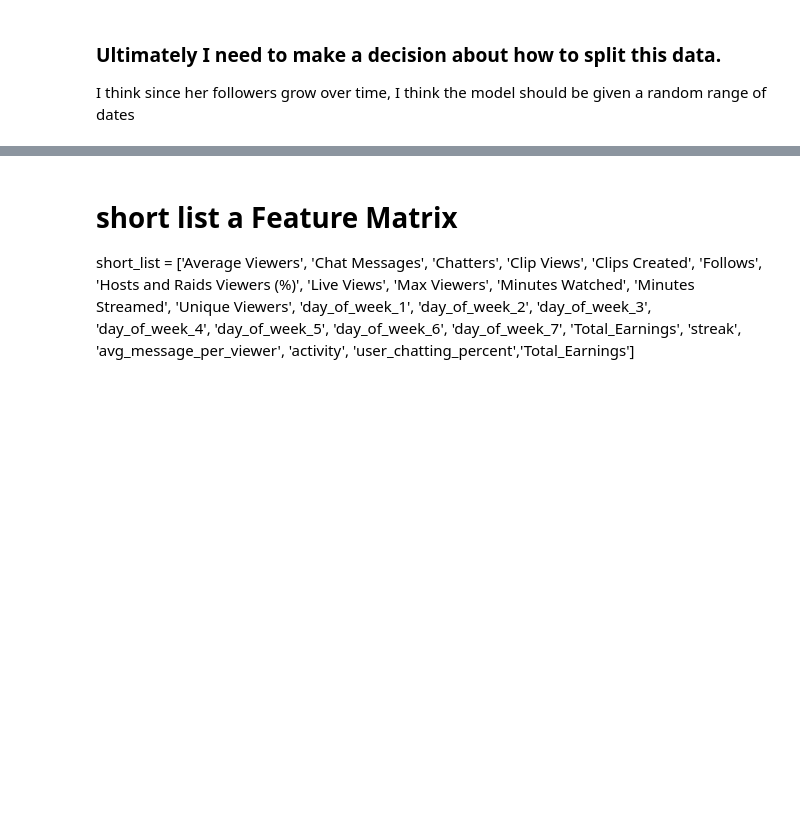
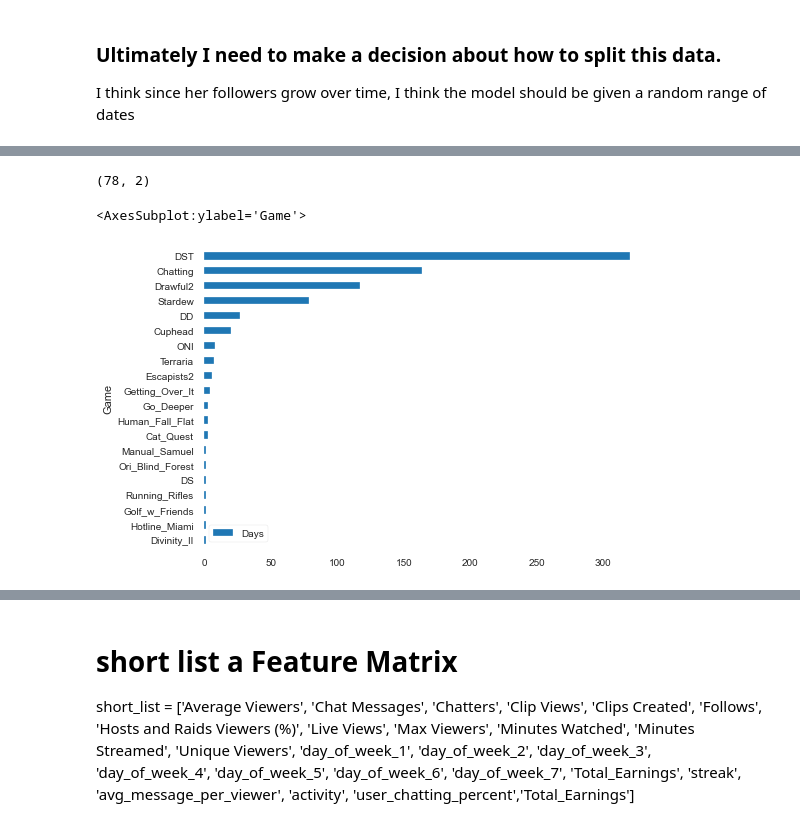
Before and after one commit to ilEnzio/StarKells_Twitch_data, a Jupyter notebook: ERLE_GRANGERII_DS18_UNIT02_Starkells_Exploring_Cleaning02.ipynb, the cells around one changed output, grey strips where cells are left out. Drawn from its saved outputs; the diff is of its cells as text; code cells hidden in the pictures; blank space fills up the shorter version.

```diff
--- a/ERLE_GRANGERII_DS18_UNIT02_Starkells_Exploring_Cleaning02.ipynb
+++ b/ERLE_GRANGERII_DS18_UNIT02_Starkells_Exploring_Cleaning02.ipynb
@@ -169,0 +191,3 @@ Name: user_chatting_percent, Length: 702, dtype: int64
+# %%
+# turn this into a list so I can zip and turn into a df
+game_columns = list(twitch_df.loc[:, "DST":"Stream_Racer"].columns)
@@ -169,0 +214,3 @@ Name: user_chatting_percent, Length: 702, dtype: int64
+# %%
+g_data = list(twitch_df.loc[:, "DST":"Stream_Racer"].sum())
+g_data
@@ -169,0 +235,2 @@ Name: user_chatting_percent, Length: 702, dtype: int64
+# %%
+game_count_tuple = list(zip(game_columns, g_data))
@@ -169,0 +239,11 @@ Name: user_chatting_percent, Length: 702, dtype: int64
+# %%
+game_freq_df = pd.DataFrame(game_count_tuple, columns=["Game", "Days"])
+# %%
+game_freq_df.shape
+# %% [output]
+(78, 2)
+# %%
+game_freq_df.set_index("Game").head(20).sort_values(by="Days").plot.barh()
+# %% [output]
+<AxesSubplot:ylabel='Game'>
+[figure, added]
```
Also changed, not shown: parts of 35 cells of this notebook, 3 other files.
